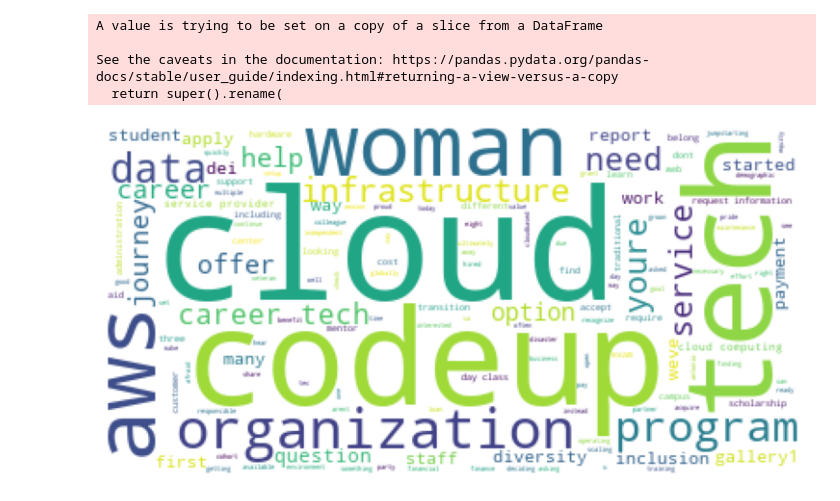
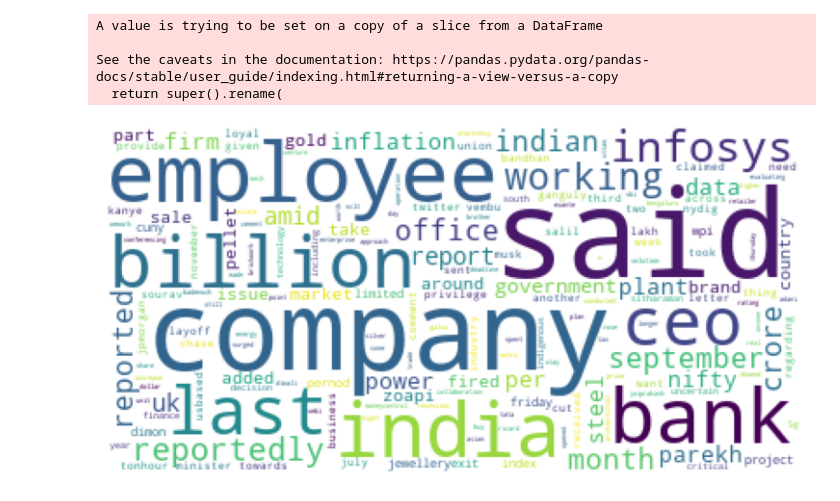
Before and after one commit to VincentBanuelos/natural-language-processing-exercises, a Jupyter notebook: explore_exercises.ipynb, the cells around one changed output. Saved outputs shown, nothing was run; the diff lists cells and outputs as text; code cells hidden in the pictures.

```diff
--- a/explore_exercises.ipynb
+++ b/explore_exercises.ipynb
@@ -284,8 +284,8 @@ See the caveats in the documentation: https://pandas.pydata.org/pandas-docs/stab
 bus_words = ' '.join(bus_df['lemmatized'])
 # %%
 news_img = WordCloud(background_color='white').generate(bus_words)
-plt.imshow(blog_img)
+plt.imshow(news_img)
 plt.axis('off')
 plt.show()
 # %% [output]
-[figure, old version]
+[figure, new version]
```
